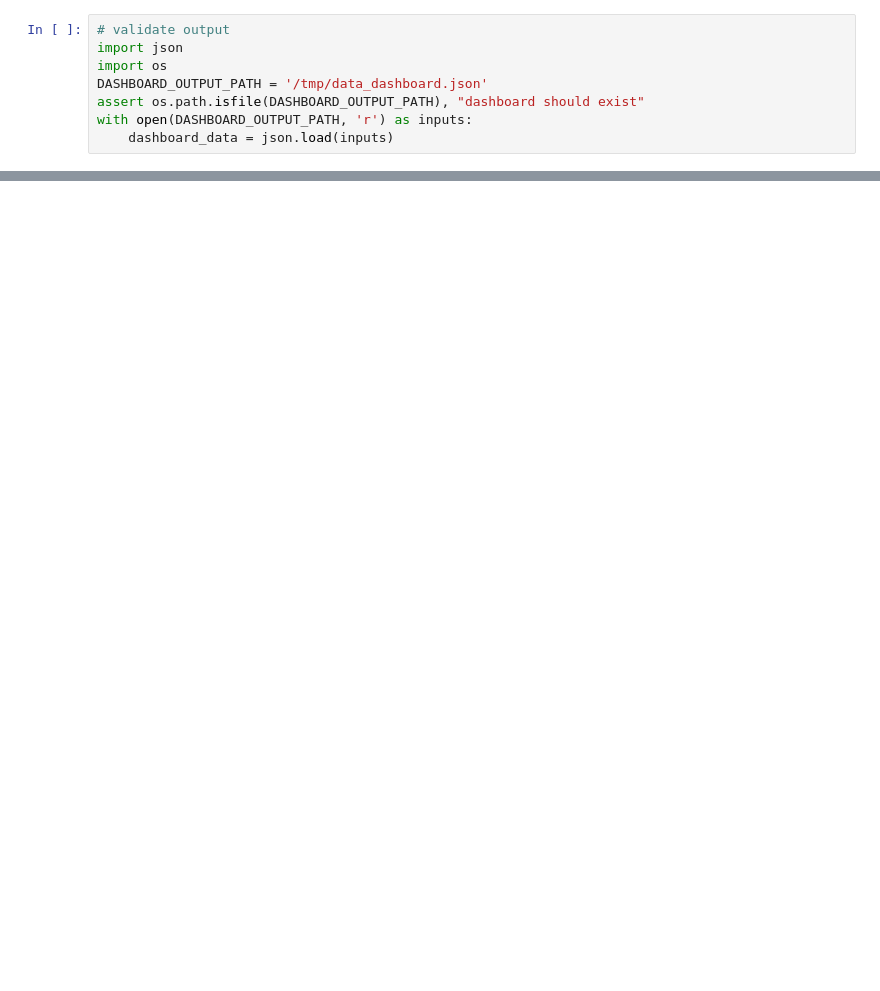
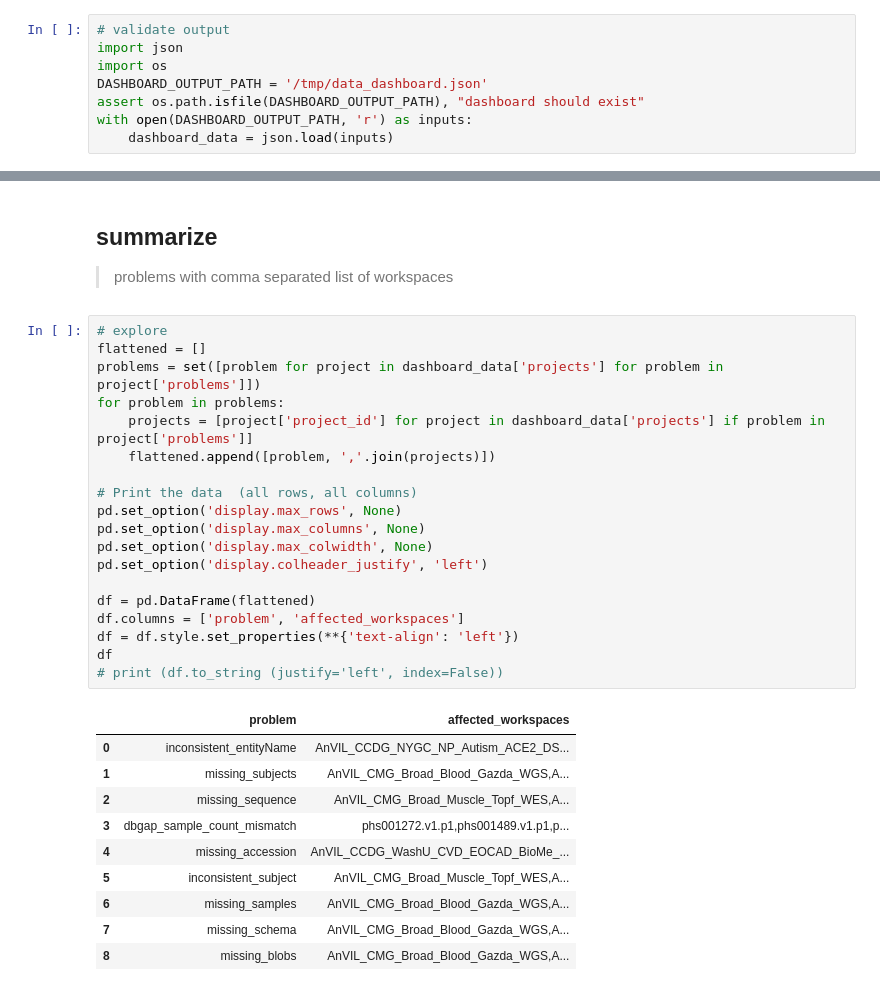
Before and after one commit to anvilproject/client-apis, a Jupyter notebook: pyAnVIL/docs/_static/0.0.2.ipynb, the cells around one changed output, grey strips where cells are left out. Saved outputs shown, nothing was run; the diff lists cells and outputs as text; blank space fills up the shorter version.

```diff
--- a/pyAnVIL/docs/_static/0.0.2.ipynb
+++ b/pyAnVIL/docs/_static/0.0.2.ipynb
@@ -81,0 +130,34 @@ df
+# %% [markdown]
+## summarize
+
+> problems with comma separated list of workspaces
+# %%
+# explore
+flattened = []
+problems = set([problem for project in dashboard_data['projects'] for problem in project['problems']])
+for problem in problems:
+    projects = [project['project_id'] for project in dashboard_data['projects'] if problem in project['problems']]
+    flattened.append([problem, ','.join(projects)])
+
+# Print the data  (all rows, all columns)
+pd.set_option('display.max_rows', None)
+pd.set_option('display.max_columns', None)
+pd.set_option('display.max_colwidth', None)
+pd.set_option('display.colheader_justify', 'left')
+
+df = pd.DataFrame(flattened)
+df.columns = ['problem', 'affected_workspaces']
+df = df.style.set_properties(**{'text-align': 'left'})
+df
+# print (df.to_string (justify='left', index=False))
+# %% [output]
+|  | problem | affected_workspaces |
+| 0 | inconsistent_entityName | AnVIL_CCDG_NYGC_NP_Autism_ACE2_DS... |
+| 1 | missing_subjects | AnVIL_CMG_Broad_Blood_Gazda_WGS,A... |
+| 2 | missing_sequence | AnVIL_CMG_Broad_Muscle_Topf_WES,A... |
+| 3 | dbgap_sample_count_mismatch | phs001272.v1.p1,phs001489.v1.p1,p... |
+| 4 | missing_accession | AnVIL_CCDG_WashU_CVD_EOCAD_BioMe_... |
+| 5 | inconsistent_subject | AnVIL_CMG_Broad_Muscle_Topf_WES,A... |
+| 6 | missing_samples | AnVIL_CMG_Broad_Blood_Gazda_WGS,A... |
+| 7 | missing_schema | AnVIL_CMG_Broad_Blood_Gazda_WGS,A... |
+| 8 | missing_blobs | AnVIL_CMG_Broad_Blood_Gazda_WGS,A... |
```
Also changed, not shown: parts of 14 cells of this notebook, 5 other files.
